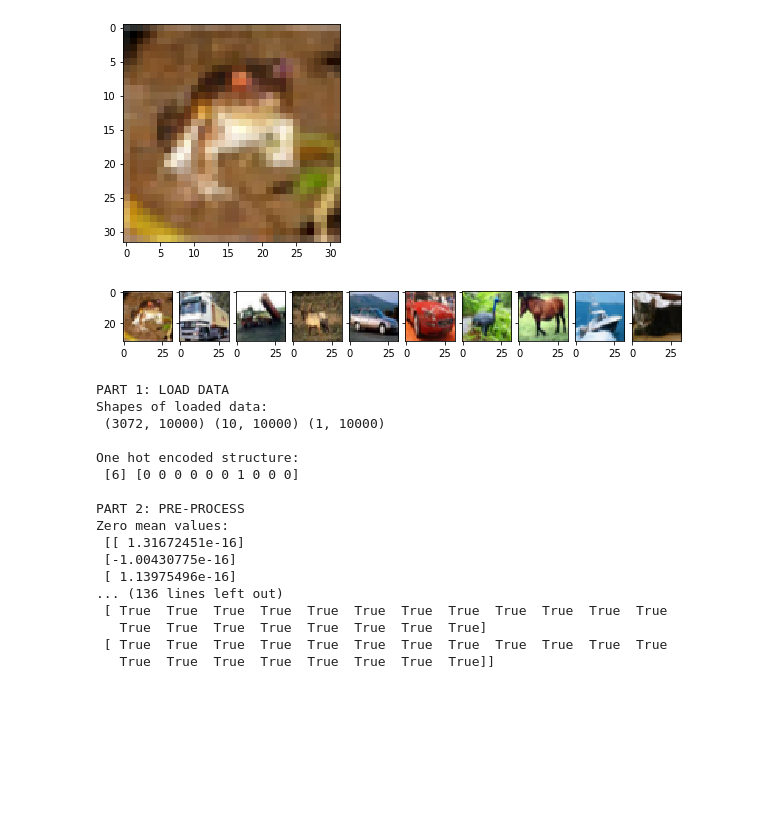
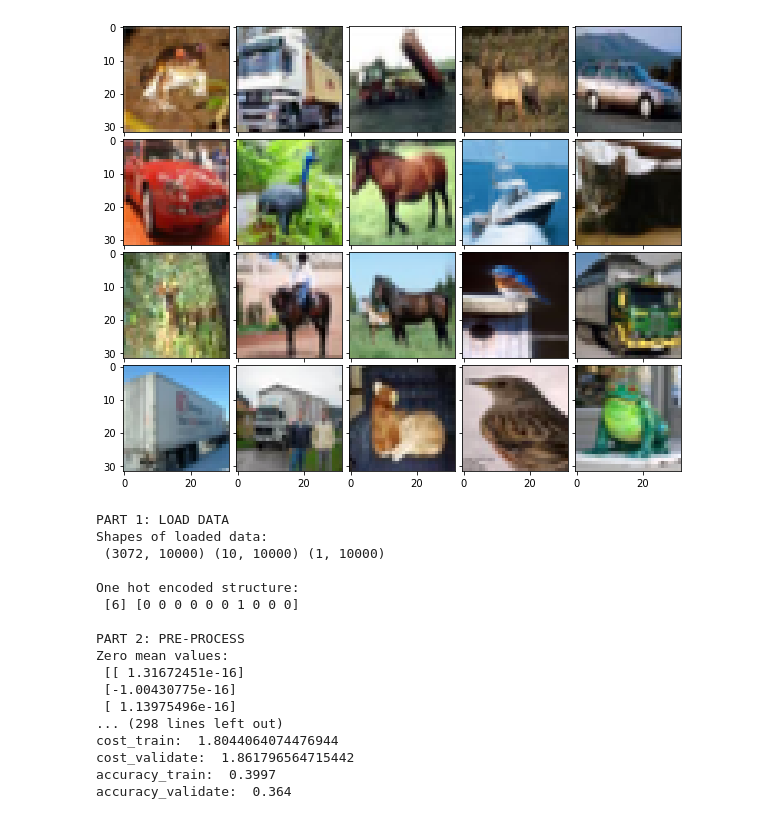
Before and after one commit to RSvenja/DeepLearning, a Jupyter notebook: OneLayerNN.ipynb, the cells around one changed output. Saved outputs shown, nothing was run; the diff lists cells and outputs as text; code cells hidden in the pictures; blank space fills up the shorter version.

```diff
--- a/OneLayerNN.ipynb
+++ b/OneLayerNN.ipynb
@@ -15,17 +15,16 @@ np.random.seed( 30 )
 # %%
 # plotting
 # Pictures 1x10
-def plotPictures(trained_Weight, safeto, save=False):
+def plotPictures(trained_Weight, safeto, row, col, save=False):
     s_im =[]
     for label in range(trained_Weight.shape[0]):
         im =  np.transpose(np.reshape(trained_Weight[label, :], (3, 32,32)), (1,2,0))
         im = (im - im.min()) / (im.max() - im.min())
-        #np.transpose( im, (1, 0, 2) )
         s_im.append(im)
 
     fig = plt.figure(figsize=(10., 10.))
     grid = ImageGrid(fig, 111,  # similar to subplot(111)
-                     nrows_ncols=(1, 10),  # creates 1x10 grid of axes
+                     nrows_ncols=(row, col),  # creates 1x10 grid of axes
                      axes_pad=0.1,  # pad between axes in inch.
                      )
 
@@ -37,7 +36,7 @@ def plotPictures(trained_Weight, safeto, save=False):
     plt.show()
 
 # plot all graphs
-def plotResults(costs_train, accs_train, costs_validate, accs_validate, W, save=False):
+def plotResults(costs_train, accs_train, costs_validate, accs_validate, W, safeto, save=False):
     # plotting costs
     plt.plot(costs_train, label = "training")
     plt.plot(costs_validate, label = "validation")
@@ -46,7 +45,7 @@ def plotResults(costs_train, accs_train, costs_validate, accs_validate, W, save=
     plt.suptitle('Costs')
     plt.legend()
     if save:
-        plt.savefig('Result_Pics/2cost.png')
+        plt.savefig('Result_Pics/'+safeto+'cost.png')
     plt.show()
 
     # plotting accuracy
@@ -57,11 +56,11 @@ def plotResults(costs_train, accs_train, costs_validate, accs_validate, W, save=
     plt.suptitle('Accuracy')
     plt.legend()
     if save:
-        plt.savefig('Result_Pics/2acc.png')
+        plt.savefig('Result_Pics/'+safeto+'acc.png')
     plt.show()
 
     # plotting pictures from W
-    plotPictures(W, 'Result_Pics/2weights.png', save)
+    plotPictures(W, 'Result_Pics/'+safeto+'weights.png', 2,5, save)
 # %%
 '''Given from template.
 Translated form Matlab to Python in the course
@@ -299,18 +317,24 @@ def MiniBatchGD(X, Y, y, X_validate, Y_validate, y_validate,  W, b, n_batch=100,
 # %%
 #Loading and exploring data from mat-file
+
 matdata  = sio.loadmat('Dataset/cifar-10-batches-mat/data_batch_1.mat')
-A = matdata['data'] #size 10000 x 3072. row of A.data corresponds to an image of size 32 x 32 x 3 that has been attened into a row vector.
-A = np.array(A)
-im = np.transpose(np.reshape(A[0, :],(3, 32,32)), (1,2,0))
-im = (im - im.min()) / (im.max() - im.min())
-plt.imshow(im)
+A = np.array(matdata['data']) #size 10000 x 3072. row of A.data corresponds to an image of size 32 x 32 x 3 that has been attened into a row vector.
 
 # plot 10 pictures
-plotPictures(A[0:10,:], "initial_pics", False)
+plotPictures(A[0:20,:], "Result_Pics/initial_pics",4,5, True)
 # %% [output]
-[figure, old version]
+[figure, new version]
-[figure, removed]
 # %%
+# 0. Set the parameters
+# Parameters
+regularization = 1
+n_epochs = 40
+n_batch = 100
+eta = 0.001
+permute = False
+setup = "setup4"
+
+
 # 1. Read in and store the training, validation and test data.
 print("PART 1: LOAD DATA")
 (X_images_train,Y_onehot_train,y_labels_train)= LoadBatch('Dataset/cifar-10-batches-mat/data_batch_1.mat')
@@ -336,6 +360,8 @@ X_images_test= normalize(X_images_test)
 # check if mean is zero (very small)
 mean_X_zero = X_images_train.mean(axis=1)
 print("Zero mean values: \n",mean_X_zero)
+std_X_one = X_images_train.std(axis=1)
+print("Std values: \n",std_X_one)
 
 # 3. Initialize parameters W and b
 print("\nPART 3: INITIALIZE PARAMETERS")
@@ -378,13 +404,13 @@ def testGradients(X,Y,W):
     grad_W_num_slow, grad_b_num_slow = ComputeGradsNumSlow(X, Y, P, W, b, 0, 1e-6)
     # Compute the relative error and check if it is "small"
     relative_errors_b = ComputeRelativeError(grad_b_num ,grad_b_ana ,1e-6)
-    relative_errors_b_slow = ComputeRelativeError(grad_b_num_slow ,grad_b_ana ,1e-6)
+    #relative_errors_b_slow = ComputeRelativeError(grad_b_num_slow ,grad_b_ana ,1e-6)
     relative_errors_W = ComputeRelativeError(grad_W_num ,grad_W_ana ,1e-6)
-    relative_errors_W_slow = ComputeRelativeError(grad_W_num_slow ,grad_W_ana ,1e-6)
+   # relative_errors_W_slow = ComputeRelativeError(grad_W_num_slow ,grad_W_ana ,1e-6)
     print("Error for gradients for b smaller 1e-6: \n",relative_errors_b < 1e-6)
-    print("Error for gradients for b smaller 1e-6 (slow verison): \n",relative_errors_b_slow < 1e-6)
+    #print("Error for gradients for b smaller 1e-6 (slow verison): \n",relative_errors_b_slow < 1e-6)
     print("Error for gradients for W smaller 1e-6: \n",relative_errors_W  < 1e-6)
-    print("Error for gradients for W smaller 1e-6 (slow version): \n",relative_errors_W_slow  < 1e-6)
+    #print("Error for gradients for W smaller 1e-6 (slow version): \n",relative_errors_W_slow  < 1e-6)
 
 
 print("Test1: One picture")
@@ -392,6 +418,10 @@ testGradients(X_images_train[:, 1], Y_onehot_train[:, 1], W)
 
 print("\nTest2: One picture and reduced dimensionality")
 testGradients(X_images_train[0:20, 1], Y_onehot_train[0:20, 1], W[:, 0:20])
+
+# 8 Training
+print("\nPART 8: TRAINING ON MINI BATCHES")
+costs_train, accs_train, costs_validate, accs_validate  = MiniBatchGD(X_images_train, Y_onehot_train, y_labels_train, X_images_validate, Y_onehot_validate, y_labels_validate, W, b, n_batch, eta, n_epochs, regularization, permute)
 # %% [output]
 PART 1: LOAD DATA
 Shapes of loaded data:
@@ -405,8 +435,8 @@ Zero mean values:
  [[ 1.31672451e-16]
  [-1.00430775e-16]
  [ 1.13975496e-16]
-... (136 lines left out)
- [ True  True  True  True  True  True  True  True  True  True  True  True
-   True  True  True  True  True  True  True  True]
- [ True  True  True  True  True  True  True  True  True  True  True  True
-   True  True  True  True  True  True  True  True]]
+... (298 lines left out)
+cost_train:  1.8044064074476944
+cost_validate:  1.861796564715442
+accuracy_train:  0.3997
+accuracy_validate:  0.364
```
Also changed, not shown: parts of 5 cells of this notebook.
